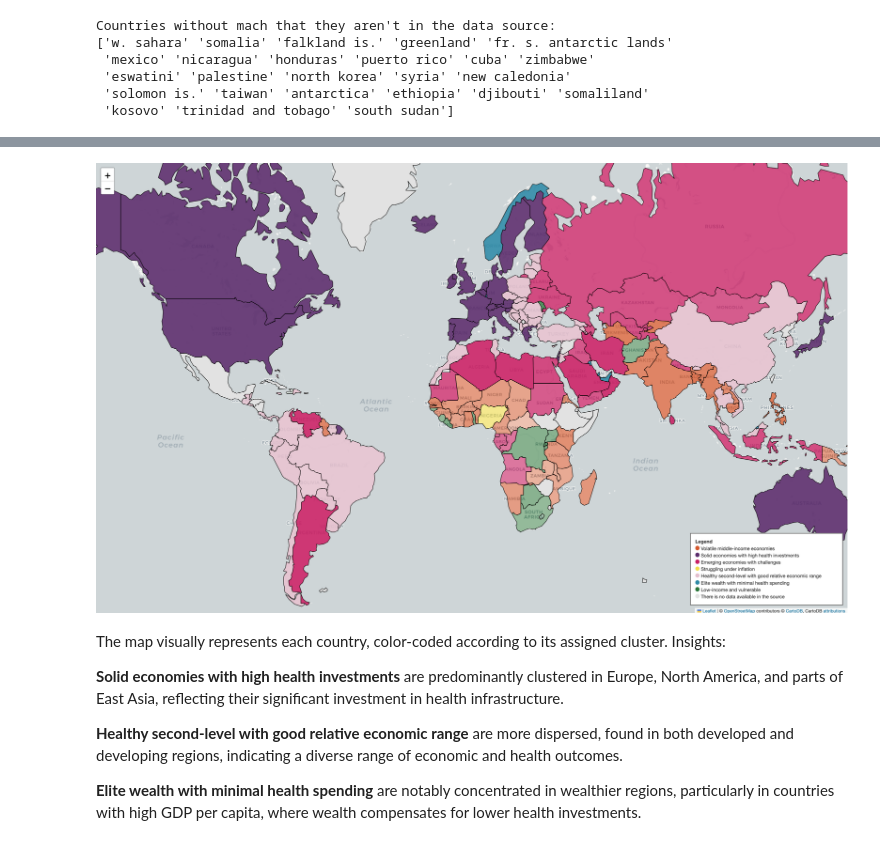
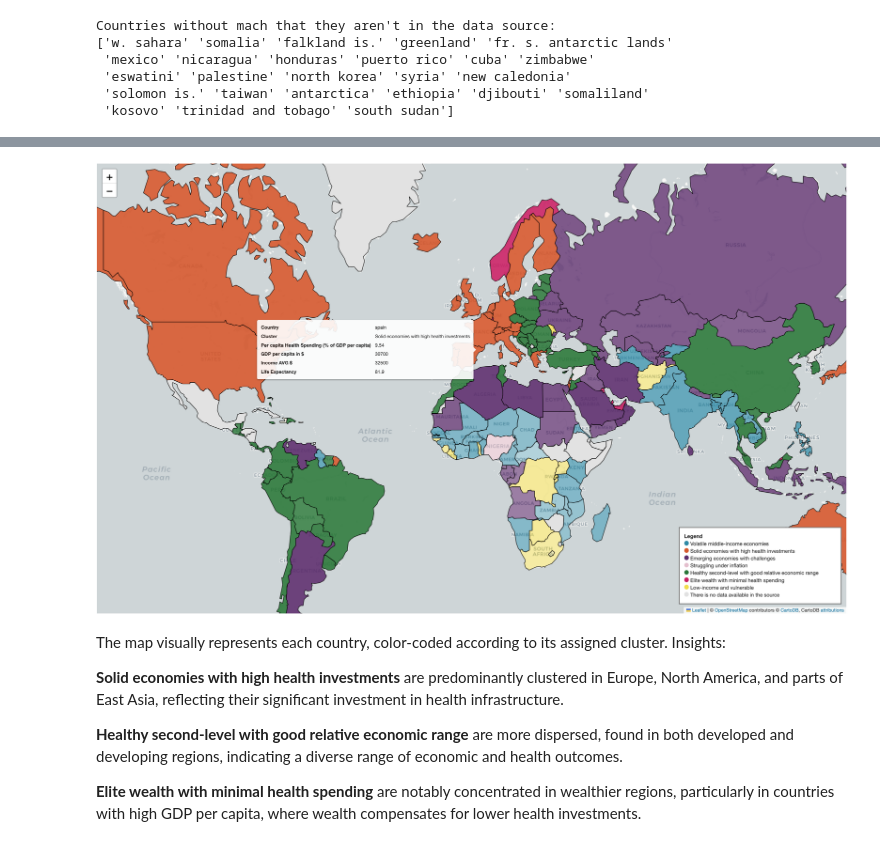
Before and after one commit to JosepEscriva/K-means-Data-Analysis-Economic-Factors-in-Countries-Life-ExpectancyCountries-life-espectation, a Jupyter notebook: notebooks/countries-life-expectancy-k-means-clustering.ipynb, the cells around one changed output, grey strips where cells are left out. Cells and saved outputs as stored; diff of their text form; code cells hidden in the pictures.

```diff
--- a/notebooks/countries-life-expectancy-k-means-clustering.ipynb
+++ b/notebooks/countries-life-expectancy-k-means-clustering.ipynb
@@ -510,10 +510,10 @@ map  # This code displays the map in an interactive environment like Jupyter Not
 # %%
 # Display image for GitHub repository result demonstration
 from IPython.display import Image, display
 
-display(Image(filename="clustered_countries_map.png"))
+display(Image(filename="../resources/clustered_countries_map.png"))
 # %% [output]
-[figure, old version]
+[figure, new version]
 # %% [markdown]
 The map visually represents each country, color-coded according to its assigned cluster.
 Insights:
```
Also changed, not shown: parts of 5 cells of this notebook.
